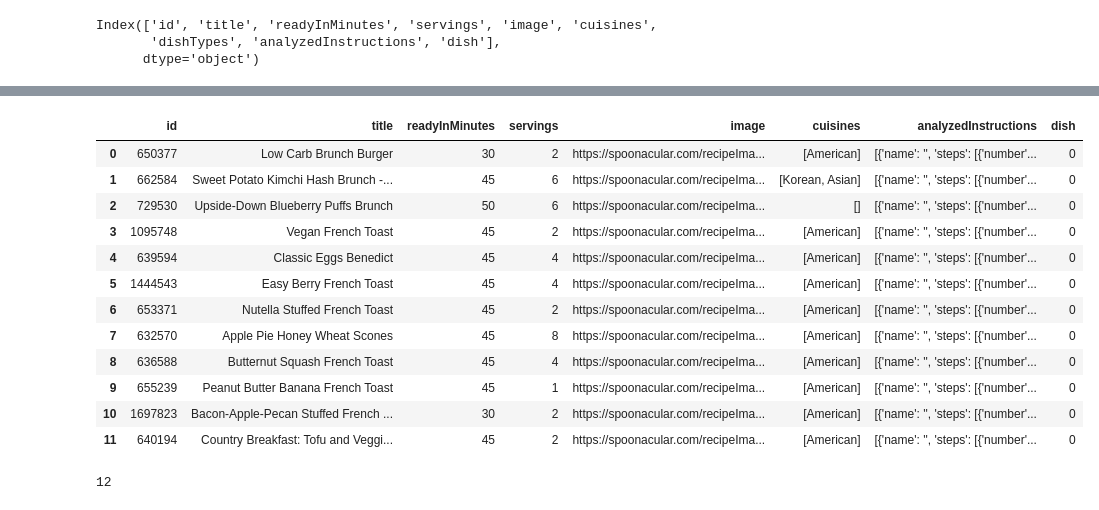
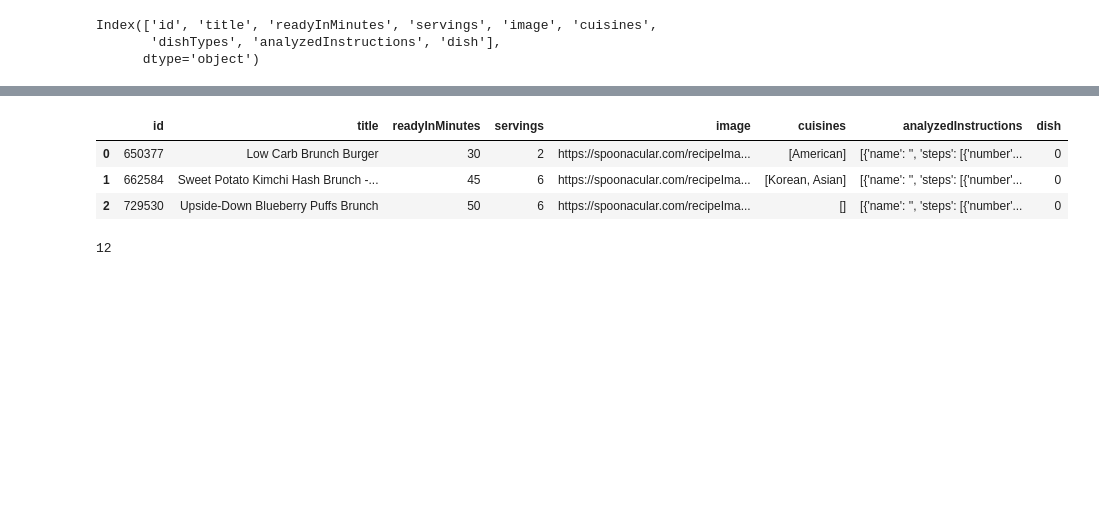
Before and after one commit to MahaGadiyaram/My_Projects, a Jupyter notebook: Project/scraper8.ipynb, the cells around one changed output, grey strips where cells are left out. Saved outputs shown, nothing was run; the diff lists cells and outputs as text; code cells hidden in the pictures; blank space fills up the shorter version.

```diff
--- a/Project/scraper8.ipynb
+++ b/Project/scraper8.ipynb
@@ -11,6 +11,6 @@ import warnings
 import pprint
 warnings.simplefilter('ignore')
 # %%
-url ='https://api.spoonacular.com/recipes/complexSearch?apiKey=257730c23cd0485c954fa85caf38e2a1&cuisine=American&query=brunch&addRecipeInformation=True&addRecipeNutrition=True&number=100'
+url ='https://api.spoonacular.com/recipes/complexSearch?apiKey&cuisine=American&query=brunch&addRecipeInformation=True&addRecipeNutrition=True&number=100'
 new_res4= requests.get(url).json()
-new_res4
+#new_res4
@@ -110,20 +57,11 @@ recipe8_df
 # %%
 recipe8_df.drop(columns=['dishTypes'],inplace=True)
-recipe8_df
+recipe8_df.head(3)
 # %% [output]
 |  | id | title | readyInMinutes | servings | image | cuisines | analyzedInstructions | dish |
 | 0 | 650377 | Low Carb Brunch Burger | 30 | 2 | https://spoonacular.com/recipeIma... | [American] | [{'name': '', 'steps': [{'number'... | 0 |
 | 1 | 662584 | Sweet Potato Kimchi Hash Brunch -... | 45 | 6 | https://spoonacular.com/recipeIma... | [Korean, Asian] | [{'name': '', 'steps': [{'number'... | 0 |
 | 2 | 729530 | Upside-Down Blueberry Puffs Brunch | 50 | 6 | https://spoonacular.com/recipeIma... | [] | [{'name': '', 'steps': [{'number'... | 0 |
-| 3 | 1095748 | Vegan French Toast | 45 | 2 | https://spoonacular.com/recipeIma... | [American] | [{'name': '', 'steps': [{'number'... | 0 |
-| 4 | 639594 | Classic Eggs Benedict | 45 | 4 | https://spoonacular.com/recipeIma... | [American] | [{'name': '', 'steps': [{'number'... | 0 |
-| 5 | 1444543 | Easy Berry French Toast | 45 | 4 | https://spoonacular.com/recipeIma... | [American] | [{'name': '', 'steps': [{'number'... | 0 |
-| 6 | 653371 | Nutella Stuffed French Toast | 45 | 2 | https://spoonacular.com/recipeIma... | [American] | [{'name': '', 'steps': [{'number'... | 0 |
-| 7 | 632570 | Apple Pie Honey Wheat Scones | 45 | 8 | https://spoonacular.com/recipeIma... | [American] | [{'name': '', 'steps': [{'number'... | 0 |
-| 8 | 636588 | Butternut Squash French Toast | 45 | 4 | https://spoonacular.com/recipeIma... | [American] | [{'name': '', 'steps': [{'number'... | 0 |
-| 9 | 655239 | Peanut Butter Banana French Toast | 45 | 1 | https://spoonacular.com/recipeIma... | [American] | [{'name': '', 'steps': [{'number'... | 0 |
-| 10 | 1697823 | Bacon-Apple-Pecan Stuffed French ... | 30 | 2 | https://spoonacular.com/recipeIma... | [American] | [{'name': '', 'steps': [{'number'... | 0 |
-| 11 | 640194 | Country Breakfast: Tofu and Veggi... | 45 | 2 | https://spoonacular.com/recipeIma... | [American] | [{'name': '', 'steps': [{'number'... | 0 |
 # %%
 #Getting ingredients for each recipe
 #Ingredients is a list of dictionaries in nutrition key
```
Also changed, not shown: parts of 8 cells of this notebook, 16 other files.
